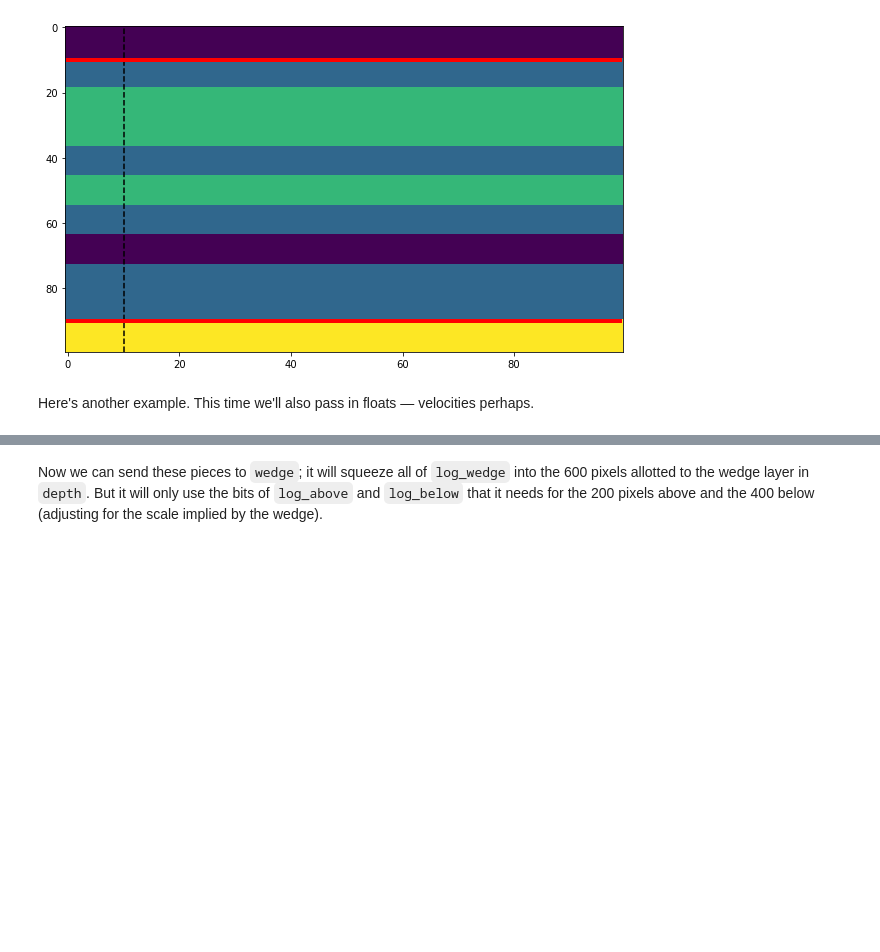
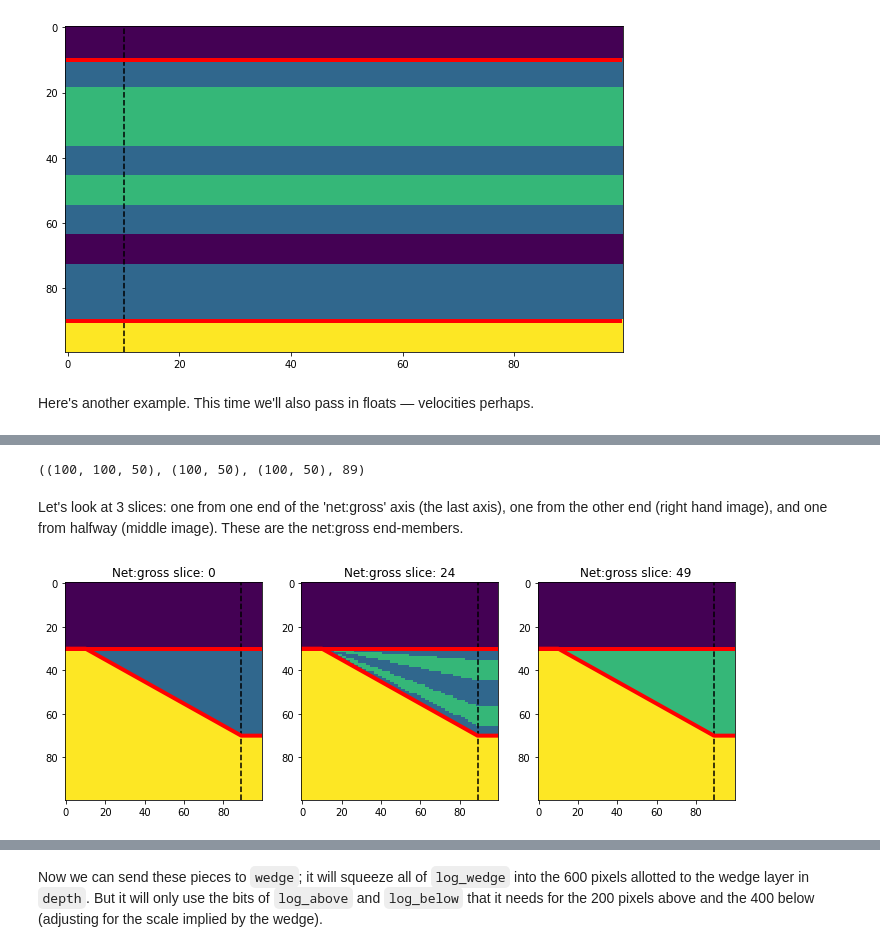
Before and after one commit to agilescientific/in-bruges, a Jupyter notebook: notebooks/Wedges.ipynb, the cells around one changed output, grey strips where cells are left out. Drawn from its saved outputs; the diff is of its cells as text; code cells hidden in the pictures; blank space fills up the shorter version.

```diff
--- a/notebooks/Wedges.ipynb
+++ b/notebooks/Wedges.ipynb
@@ -181,0 +231,22 @@ plt.show()
+# %%
+w, top, base, ref = bg.models.wedge(strat=(0, (1, 2, 1, 1, 2, 1), 3),  # Binary wedge.
+                                    breadth=50)
+
+w.shape, top.shape, base.shape, ref
+# %% [output]
+((100, 100, 50), (100, 50), (100, 50), 89)
+# %% [markdown]
+Let's look at 3 slices: one from one end of the 'net:gross' axis (the last axis), one from the other end (right hand image), and one from halfway (middle image). These are the net:gross end-members.
+# %%
+slices = [0, 24, 49]
+
+fig, axs = plt.subplots(ncols=len(slices), figsize=(12, 4))
+for ax, slic in zip(axs, slices):
+    ax.imshow(w[..., slic], aspect='auto', interpolation='none')
+    ax.axvline(ref, color='k', ls='--')
+    ax.plot(top[:, slic], 'r-', lw=4)
+    ax.plot(base[:, slic], 'r-', lw=4)
+    ax.set_title(f"Net:gross slice: {slic}")
+plt.show()
+# %% [output]
+[figure, added]
```
Also changed, not shown: parts of 21 cells of this notebook, 2 other files.
